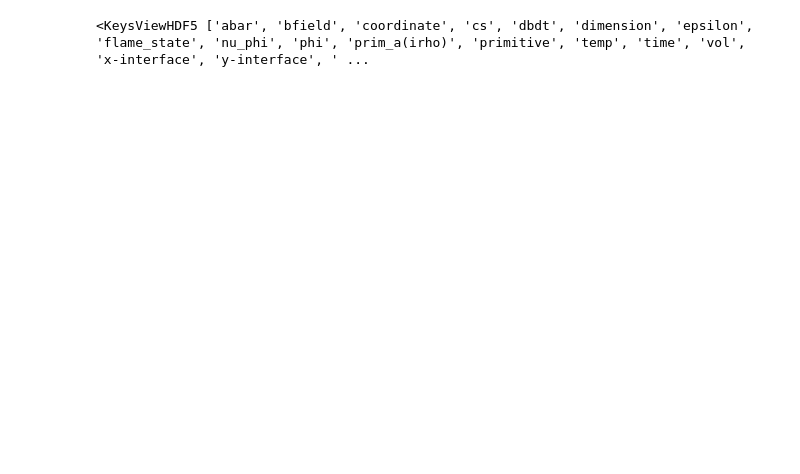
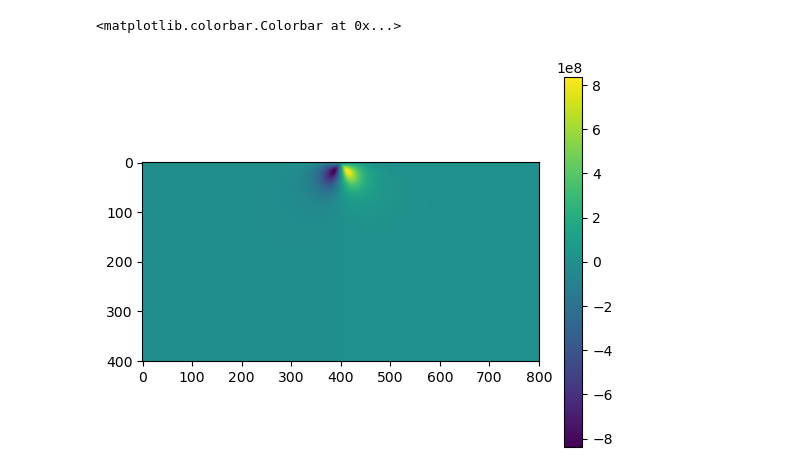
Before and after one commit to Chad-Chong/cumc3d, a Jupyter notebook: model/Type_Ia/outfile/Read_file_cylindrical.ipynb, the cells around one changed output. Cells and saved outputs as stored; diff of their text form; code cells hidden in the pictures; blank space fills up the shorter version.

```diff
--- a/model/Type_Ia/outfile/Read_file_cylindrical.ipynb
+++ b/model/Type_Ia/outfile/Read_file_cylindrical.ipynb
@@ -22,6 +22,9 @@ lencgs2code = (clight**2)/(solar*gconst)
 masscgs2code = (1.0e0/solar)
 rhocgs2code = (masscgs2code/lencgs2code**3)
 tcgs2code = (clight**3)/(solar*gconst)
+mu_0 = 1.25663706212e-6
+amp2code = (mu_0*1.0e5*masscgs2code*lencgs2code)**(0.5e0)/tcgs2code
+gauss2code = 1.0e-1*masscgs2code/amp2code/tcgs2code**2
 energycgs2code = (1.0E0/clight**2)
 me2 = 9.1093837015e-28*masscgs2code
 mb2 = 1.66053906660e-24*masscgs2code
@@ -159,6 +162,14 @@ def code_helm(rho_list, T_list, abar_list, zbar_list, e_list, name, ani_name):
     ani.save(working_directory+'/'+str(ani_name)+'.mp4')
     plt.close()
 # %%
+# Read file
+filename = working_directory+"/rkiter-"+str(0)+"-nm.hdf5"
+f0 = h5py.File(filename, "r")
+f0.keys()
+primitive = f0['primitive'][:].T
+bfields = f0['bfield'][:].T
+
+
 # Face value
 x1f = np.loadtxt(profile_directory+'/hydro_x1_fgrid.dat').T
 x3f = np.loadtxt(profile_directory+'/hydro_x3_fgrid.dat').T
@@ -172,9 +183,20 @@ xx,yy= np.meshgrid(x1c,x3c,indexing='ij')
 
 xxf, yyf = np.meshgrid(x1f,x3f,indexing='ij')
 
-#Initial file
-filename = working_directory+"/rkiter-"+str(0)+"-nm.hdf5"
-f0 = h5py.File(filename, "r")
-f0.keys()
+dx = np.diff(x1f)[0]
+# dx2 = np.diff(xxf[:,0]**2)
+# dy = np.diff(yyf[0,:])
+# dxx2,dyy = np.meshgrid(dx2,dy,indexing='ij')
+# vol = dxx2*dyy*np.pi
+
+vol = (f0['vol'][:].T)[:,0,:]
-# %% [output]
-<KeysViewHDF5 ['abar', 'bfield', 'coordinate', 'cs', 'dbdt', 'dimension', 'epsilon', 'flame_state', 'nu_phi', 'phi', 'prim_a(irho)', 'primitive', 'temp', 'time', 'vol', 'x-interface', 'y-interface', ' ...
+# %%
+bx = bfields[0,1:-1,1:-1,1:-1]/gauss2code
+by = bfields[1,1:-1,1:-1,1:-1]/gauss2code
+bz = bfields[2,1:-1,1:-1,1:-1]/gauss2code
+# %%
+plt.imshow(bx[:,0,:])
+plt.colorbar()
+# %% [output]
+<matplotlib.colorbar.Colorbar at 0x...>
+[figure, added]
```
Also changed, not shown: parts of 8 cells of this notebook, 29 other files.
